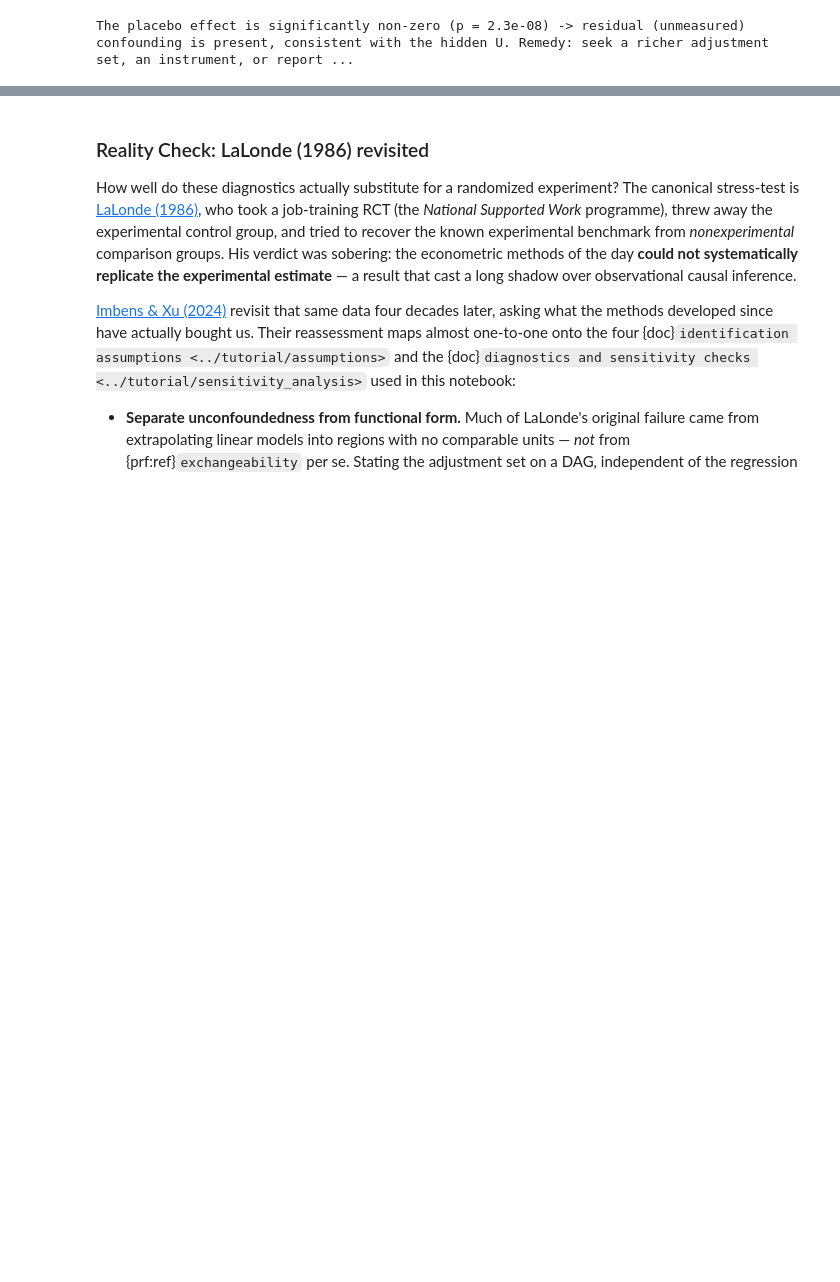
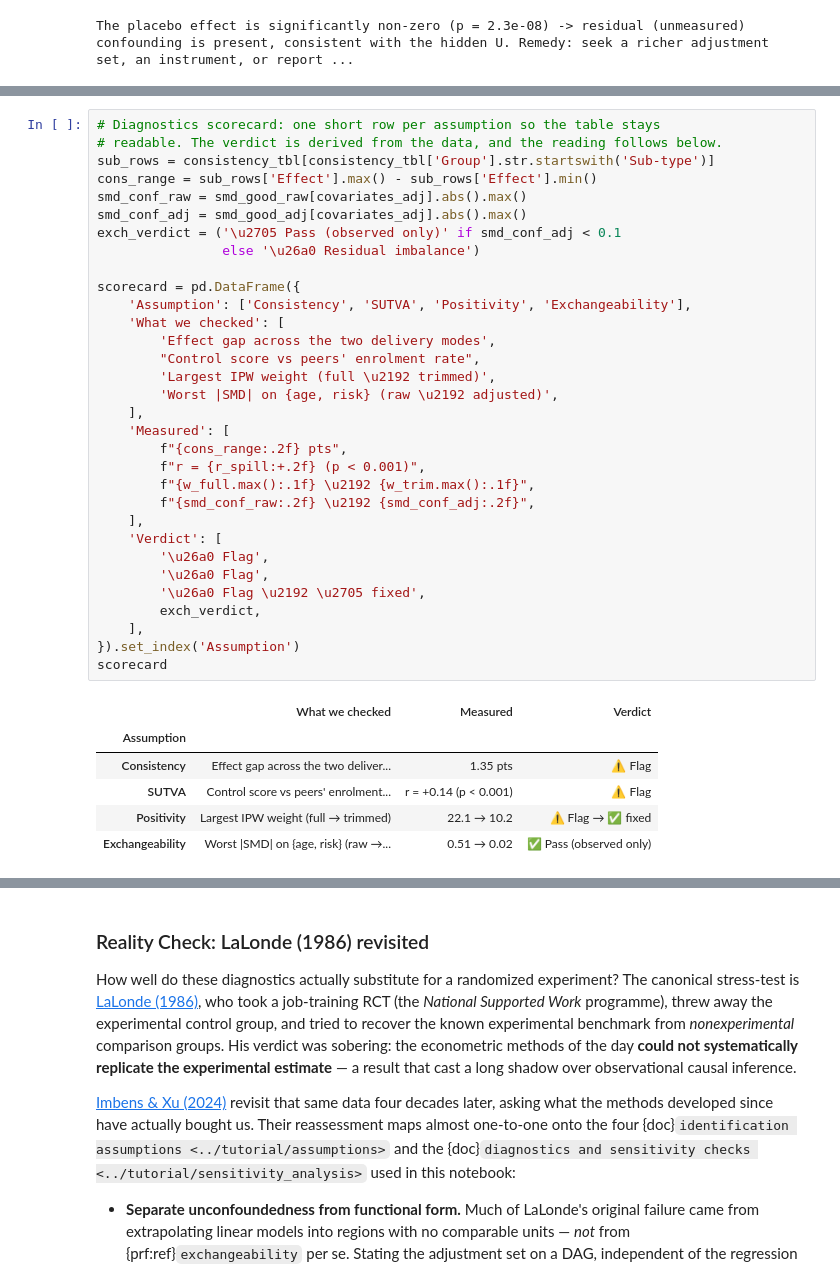
Before and after one commit to actuarial-data-science/ActuarialCausalInference, a Jupyter notebook: application/observational_data.ipynb, the cells around one changed output, grey strips where cells are left out. Cells and saved outputs as stored; diff of their text form; blank space fills up the shorter version.

```diff
--- a/application/observational_data.ipynb
+++ b/application/observational_data.ipynb
@@ -896,0 +800,39 @@ ACTUARIAL BOTTOM LINE
+# %%
+# Diagnostics scorecard: one short row per assumption so the table stays
+# readable. The verdict is derived from the data, and the reading follows below.
+sub_rows = consistency_tbl[consistency_tbl['Group'].str.startswith('Sub-type')]
+cons_range = sub_rows['Effect'].max() - sub_rows['Effect'].min()
+smd_conf_raw = smd_good_raw[covariates_adj].abs().max()
+smd_conf_adj = smd_good_adj[covariates_adj].abs().max()
+exch_verdict = ('\u2705 Pass (observed only)' if smd_conf_adj < 0.1
+                else '\u26a0 Residual imbalance')
+
+scorecard = pd.DataFrame({
+    'Assumption': ['Consistency', 'SUTVA', 'Positivity', 'Exchangeability'],
+    'What we checked': [
+        'Effect gap across the two delivery modes',
+        "Control score vs peers' enrolment rate",
+        'Largest IPW weight (full \u2192 trimmed)',
+        'Worst |SMD| on {age, risk} (raw \u2192 adjusted)',
+    ],
+    'Measured': [
+        f"{cons_range:.2f} pts",
+        f"r = {r_spill:+.2f} (p < 0.001)",
+        f"{w_full.max():.1f} \u2192 {w_trim.max():.1f}",
+        f"{smd_conf_raw:.2f} \u2192 {smd_conf_adj:.2f}",
+    ],
+    'Verdict': [
+        '\u26a0 Flag',
+        '\u26a0 Flag',
+        '\u26a0 Flag \u2192 \u2705 fixed',
+        exch_verdict,
+    ],
+}).set_index('Assumption')
+scorecard
+# %% [output]
+|  | What we checked | Measured | Verdict |
+| Assumption |  |  |  |
+| Consistency | Effect gap across the two deliver... | 1.35 pts | ⚠ Flag |
+| SUTVA | Control score vs peers' enrolment... | r = +0.14 (p < 0.001) | ⚠ Flag |
+| Positivity | Largest IPW weight (full → trimmed) | 22.1 → 10.2 | ⚠ Flag → ✅ fixed |
+| Exchangeability | Worst |SMD| on {age, risk} (raw →... | 0.51 → 0.02 | ✅ Pass (observed only) |
```
Also changed, not shown: parts of 6 cells of this notebook, 2 other files.
